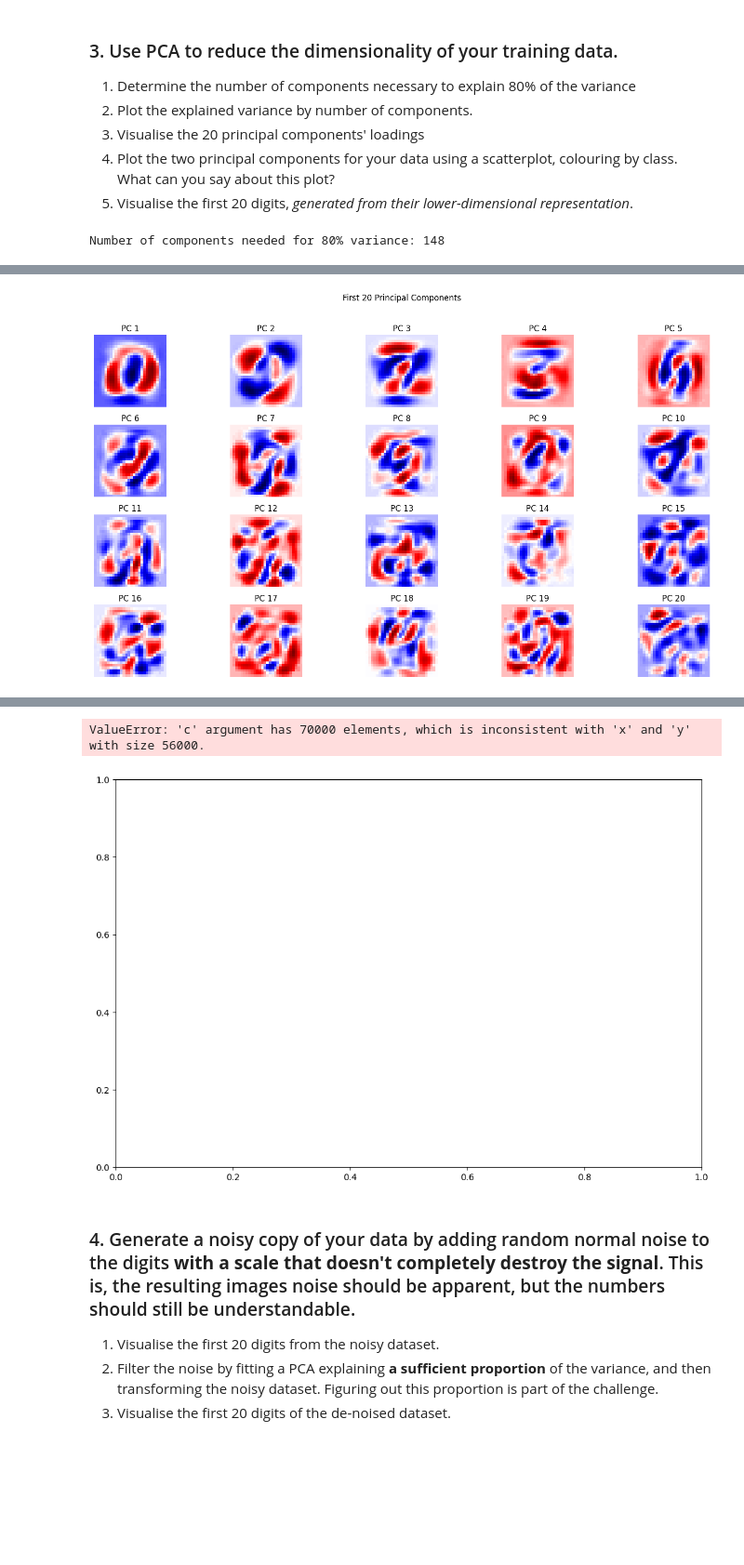
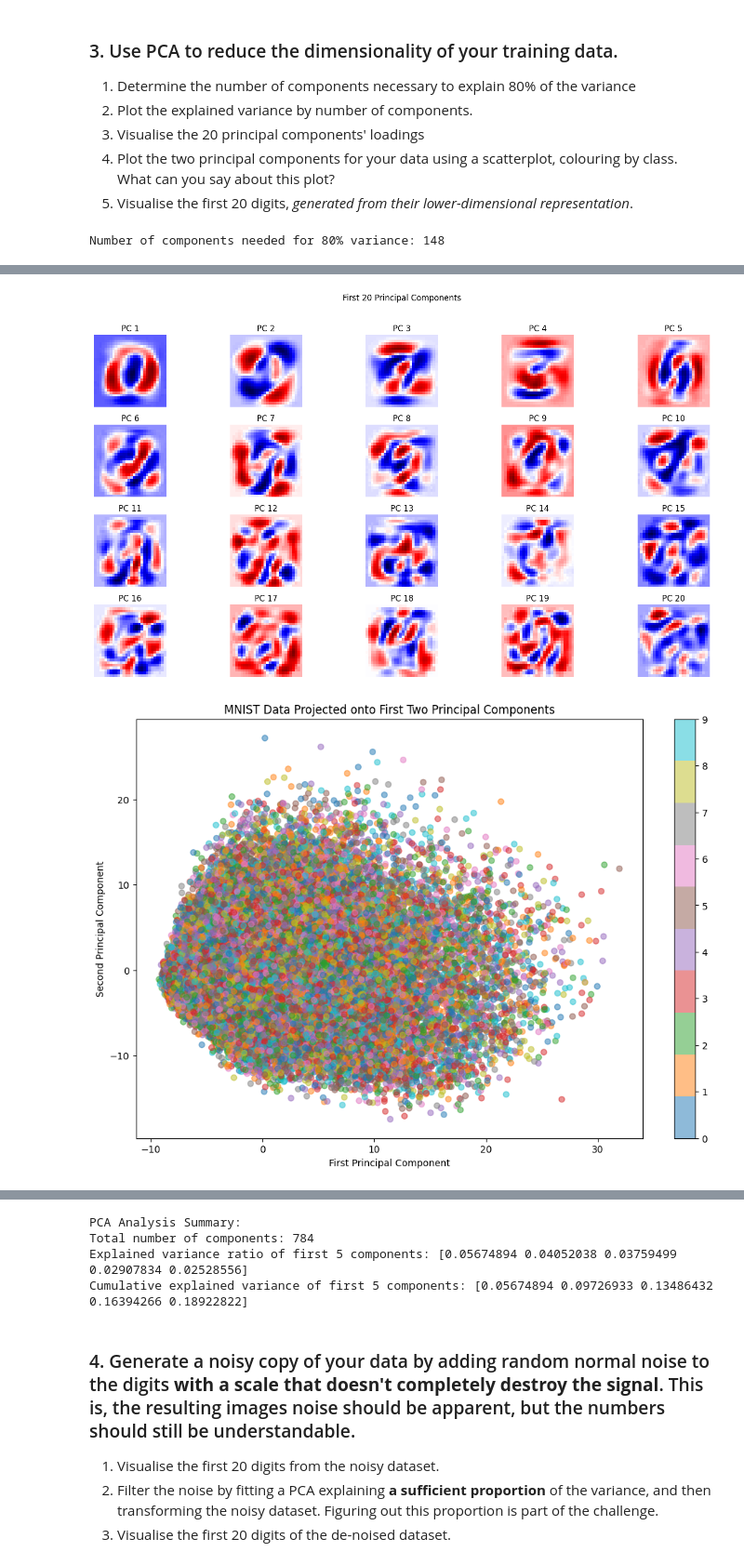
Before and after one commit to OscarIsorez/ComputerVision, a Jupyter notebook: CSC3831_Part_I/Coursework/Part2_Coursework.ipynb, the cells around one changed output, grey strips where cells are left out. Shown at 93% size. Cells and saved outputs as stored; diff of their text form; code cells hidden in the pictures; blank space fills up the shorter version.

```diff
--- a/CSC3831_Part_I/Coursework/Part2_Coursework.ipynb
+++ b/CSC3831_Part_I/Coursework/Part2_Coursework.ipynb
@@ -159,7 +155,6 @@ KeyboardInterrupt:
 4. Plot the two principal components for your data using a scatterplot, colouring by class. What can you say about this plot?
 5. Visualise the first 20 digits, *generated from their lower-dimensional representation*.
 # %%
-
 # 1. Determine components for 80% variance and create PCA object
 from sklearn.decomposition import PCA
 
@@ -209,9 +204,12 @@ plt.show()
 pca_2d = PCA(n_components=2)
 X_pca = pca_2d.fit_transform(X_train_scaled)
 
+# Ensure y has the same length as X_pca
+y_subset = y[:X_pca.shape[0]]
+
 plt.figure(figsize=(12, 8))
-scatter = plt.scatter(X_pca[:, 0], X_pca[:, 1], c=y.astype(int),
-                     cmap='tab10', alpha=0.5)
+scatter = plt.scatter(X_pca[:, 0], X_pca[:, 1], c=y_subset.astype(int),
+                      cmap='tab10', alpha=0.5)
 plt.colorbar(scatter)
 plt.xlabel('First Principal Component')
 plt.ylabel('Second Principal Component')
@@ -228,30 +226,31 @@ X_reconstructed = scaler.inverse_transform(X_reconstructed)
 # Plot original vs reconstructed digits
 plt.figure(figsize=(15, 8))
 for i in range(20):
     # Original digit
     plt.subplot(4, 10, i + 1)
     plt.imshow(X[i].reshape(28, 28), cmap='gray')
     plt.axis('off')
     if i == 0:
         plt.title('Original', pad=10)
 
     # Reconstructed digit
     plt.subplot(4, 10, i + 21)
     plt.imshow(X_reconstructed[i].reshape(28, 28), cmap='gray')
     plt.axis('off')
     if i == 0:
         plt.title('Reconstructed', pad=10)
 
 plt.suptitle(f'Original vs Reconstructed Digits (using {n_components_80} components)', y=1.02)
 plt.tight_layout()
 plt.show()
 
 # Print additional statistics
 print("\nPCA Analysis Summary:")
 print(f"Total number of components: {pca.n_components_}")
 print(f"Explained variance ratio of first 5 components: {pca.explained_variance_ratio_[:5]}")
 print(f"Cumulative explained variance of first 5 components: {cumulative_variance_ratio[:5]}")
 # %% [output]
 Number of components needed for 80% variance: 148
 [figure]
 [figure]
+[figure, new version]
@@ -258,5 +258,7 @@ Number of components needed for 80% variance: 148
-ValueError: 'c' argument has 70000 elements, which is inconsistent with 'x' and 'y' with size 56000.
+PCA Analysis Summary:
+Total number of components: 784
+Explained variance ratio of first 5 components: [0.05674894 0.04052038 0.03759499 0.02907834 0.02528556]
+Cumulative explained variance of first 5 components: [0.05674894 0.09726933 0.13486432 0.16394266 0.18922822]
-[figure, old version]
 # %%
 import numpy as np
 import matplotlib.pyplot as plt
```
Also changed, not shown: parts of 3 cells of this notebook, 2 other files.
